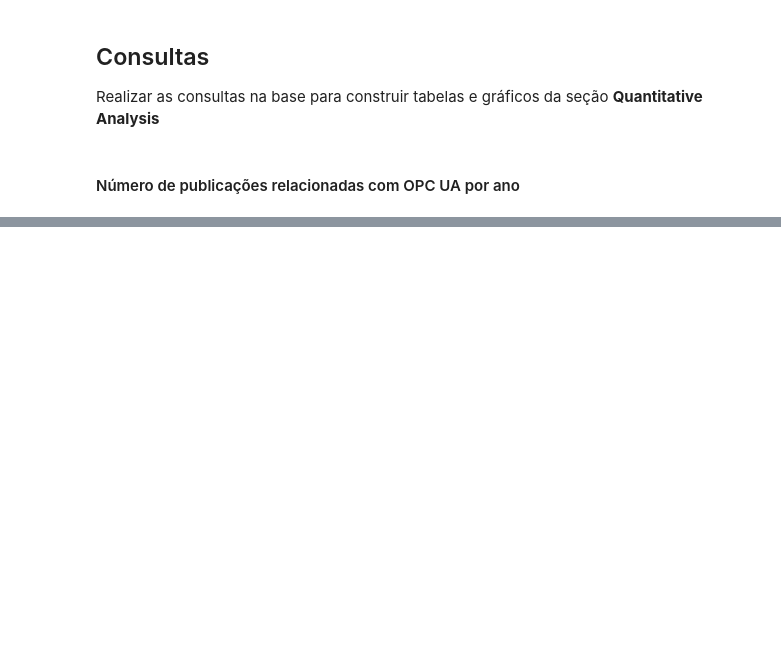
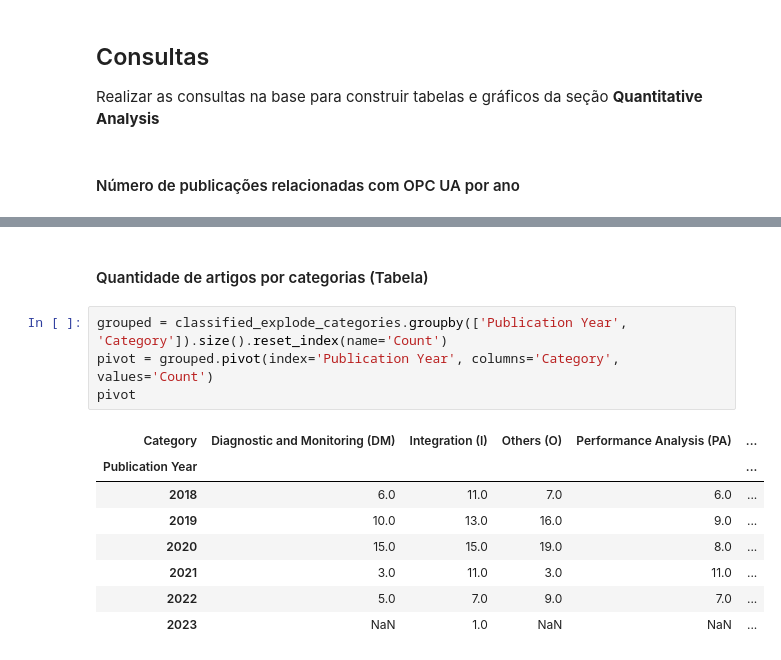
Before and after one commit to JonathanTSilva/FP-MastersDegree, a Jupyter notebook: artigoInduscon.ipynb, the cells around one changed output, grey strips where cells are left out. Drawn from its saved outputs; the diff is of its cells as text; blank space fills up the shorter version.

Commit message:
feat: create the table for amount of articles by category

```diff
--- a/artigoInduscon.ipynb
+++ b/artigoInduscon.ipynb
@@ -145,0 +133,15 @@ plt.show()
+# %% [markdown]
+#### Quantidade de artigos por categorias (Tabela)
+# %%
+grouped = classified_explode_categories.groupby(['Publication Year', 'Category']).size().reset_index(name='Count')
+pivot = grouped.pivot(index='Publication Year', columns='Category', values='Count')
+pivot
+# %% [output]
+| Category | Diagnostic and Monitoring (DM) | Integration (I) | Others (O) | Performance Analysis (PA) | ... |
+| Publication Year |  |  |  |  | ... |
+| 2018 | 6.0 | 11.0 | 7.0 | 6.0 | ... |
+| 2019 | 10.0 | 13.0 | 16.0 | 9.0 | ... |
+| 2020 | 15.0 | 15.0 | 19.0 | 8.0 | ... |
+| 2021 | 3.0 | 11.0 | 3.0 | 11.0 | ... |
+| 2022 | 5.0 | 7.0 | 9.0 | 7.0 | ... |
+| 2023 | NaN | 1.0 | NaN | NaN | ... |
```
Also changed, not shown: parts of 4 cells of this notebook.
